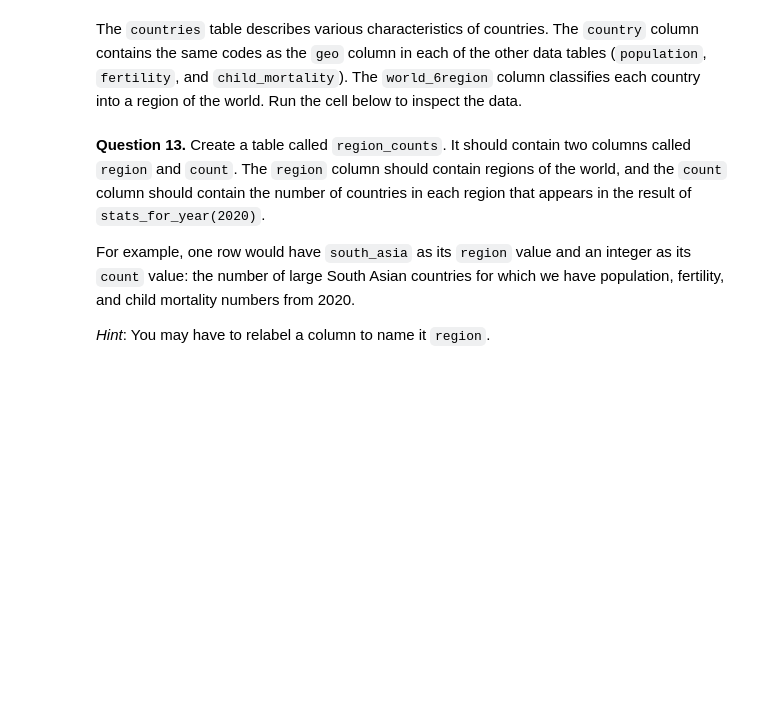
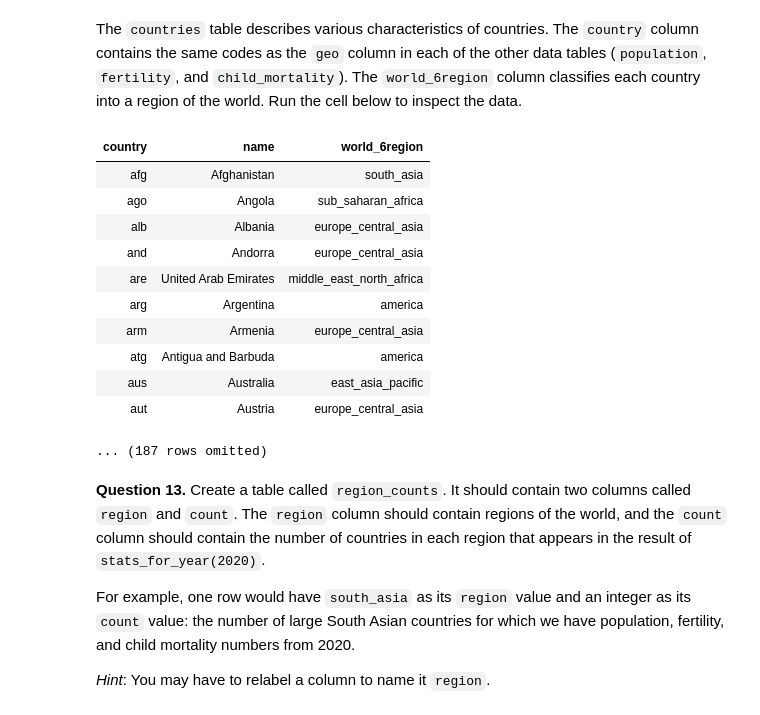
Before and after one commit to cblack-3/cblack-DA-Fall-Intro, a Jupyter notebook: Project 1/project1.ipynb, the cells around one changed output. Saved outputs shown, nothing was run; the diff lists cells and outputs as text; code cells hidden in the pictures; blank space fills up the shorter version.

```diff
--- a/Project 1/project1.ipynb
+++ b/Project 1/project1.ipynb
@@ -462,7 +485,21 @@ grader.check("q1_12")
 The `countries` table describes various characteristics of countries. The `country` column contains the same codes as the `geo` column in each of the other data tables (`population`, `fertility`, and `child_mortality`). The `world_6region` column classifies each country into a region of the world. Run the cell below to inspect the data.
 # %%
 countries = Table.read_table('countries.csv').where('country', are.contained_in(population.group('geo').column('geo')))
-countries.select('country', 'name', 'world_6region')
+countries_selected_columns = countries.select('country', 'name', 'world_6region')
+countries_selected_columns
+# %% [output]
+| country | name | world_6region |
+| afg | Afghanistan | south_asia |
+| ago | Angola | sub_saharan_africa |
+| alb | Albania | europe_central_asia |
+| and | Andorra | europe_central_asia |
+| are | United Arab Emirates | middle_east_north_africa |
+| arg | Argentina | america |
+| arm | Armenia | europe_central_asia |
+| atg | Antigua and Barbuda | america |
+| aus | Australia | east_asia_pacific |
+| aut | Austria | europe_central_asia |
+... (187 rows omitted)
 # %% [markdown]
 **Question 13.** Create a table called `region_counts`. It should contain two columns called `region` and `count`. The `region` column should contain regions of the world, and the `count` column should contain the number of countries in each region that appears in the result of `stats_for_year(2020)`.
 
```
Also changed, not shown: parts of 14 cells of this notebook, 1 other file.
